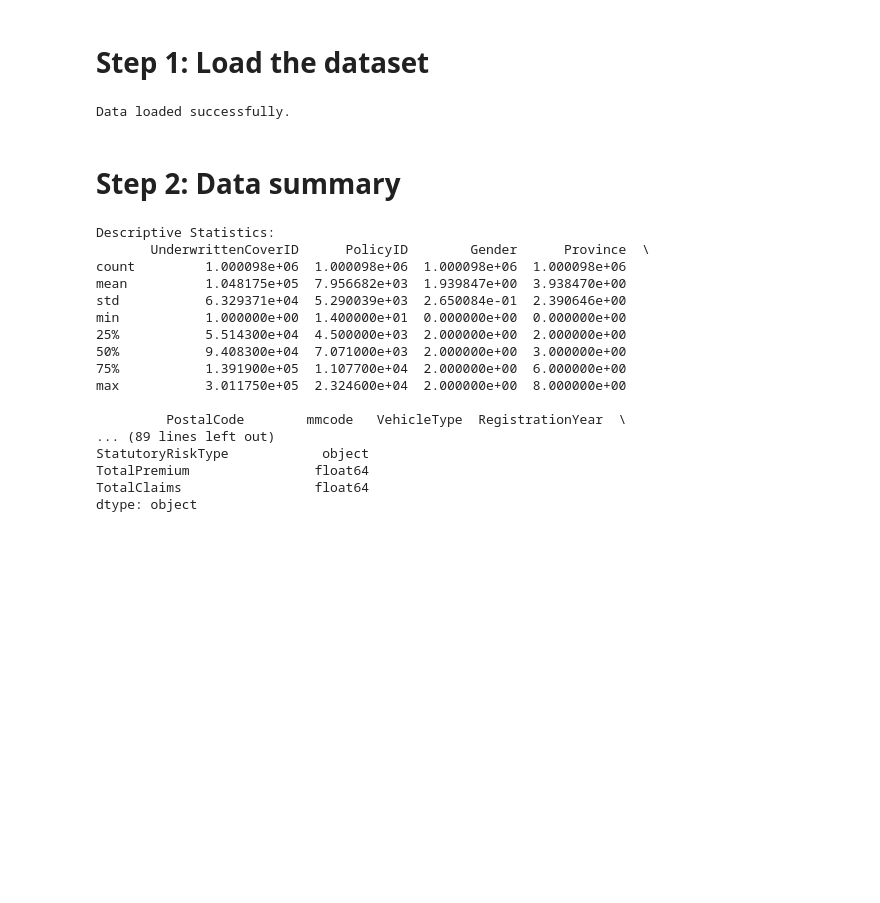
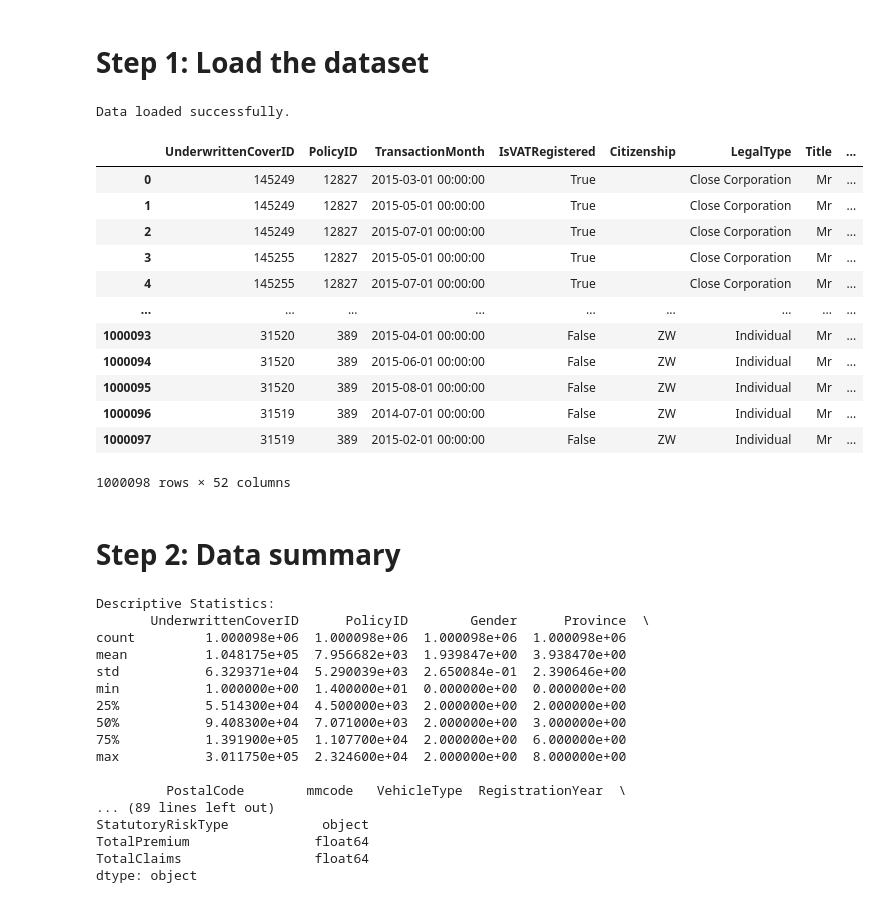
Before and after one commit to Serkalem-negusse1/Alpha_Predictive-Modeling, a Jupyter notebook: notebooks/eda.ipynb, the cells around one changed output. Cells and saved outputs as stored; diff of their text form; code cells hidden in the pictures; blank space fills up the shorter version.

```diff
--- a/notebooks/eda.ipynb
+++ b/notebooks/eda.ipynb
@@ -31,6 +31,22 @@ eda = pmEDA(file_path="E:/10Academy/Data03/processed_data.csv")
 df = eda.load_data()
 # %% [output]
 Data loaded successfully.
+# %%
+df
+# %% [output]
+|  | UnderwrittenCoverID | PolicyID | TransactionMonth | IsVATRegistered | Citizenship | LegalType | Title | ... |
+| 0 | 145249 | 12827 | 2015-03-01 00:00:00 | True |  | Close Corporation | Mr | ... |
+| 1 | 145249 | 12827 | 2015-05-01 00:00:00 | True |  | Close Corporation | Mr | ... |
+| 2 | 145249 | 12827 | 2015-07-01 00:00:00 | True |  | Close Corporation | Mr | ... |
+| 3 | 145255 | 12827 | 2015-05-01 00:00:00 | True |  | Close Corporation | Mr | ... |
+| 4 | 145255 | 12827 | 2015-07-01 00:00:00 | True |  | Close Corporation | Mr | ... |
+| ... | ... | ... | ... | ... | ... | ... | ... | ... |
+| 1000093 | 31520 | 389 | 2015-04-01 00:00:00 | False | ZW | Individual | Mr | ... |
+| 1000094 | 31520 | 389 | 2015-06-01 00:00:00 | False | ZW | Individual | Mr | ... |
+| 1000095 | 31520 | 389 | 2015-08-01 00:00:00 | False | ZW | Individual | Mr | ... |
+| 1000096 | 31519 | 389 | 2014-07-01 00:00:00 | False | ZW | Individual | Mr | ... |
+| 1000097 | 31519 | 389 | 2015-02-01 00:00:00 | False | ZW | Individual | Mr | ... |
+1000098 rows × 52 columns
 # %% [markdown]
 # Step 2: Data summary
 # %%
```
Also changed, not shown: parts of 2 cells of this notebook.
